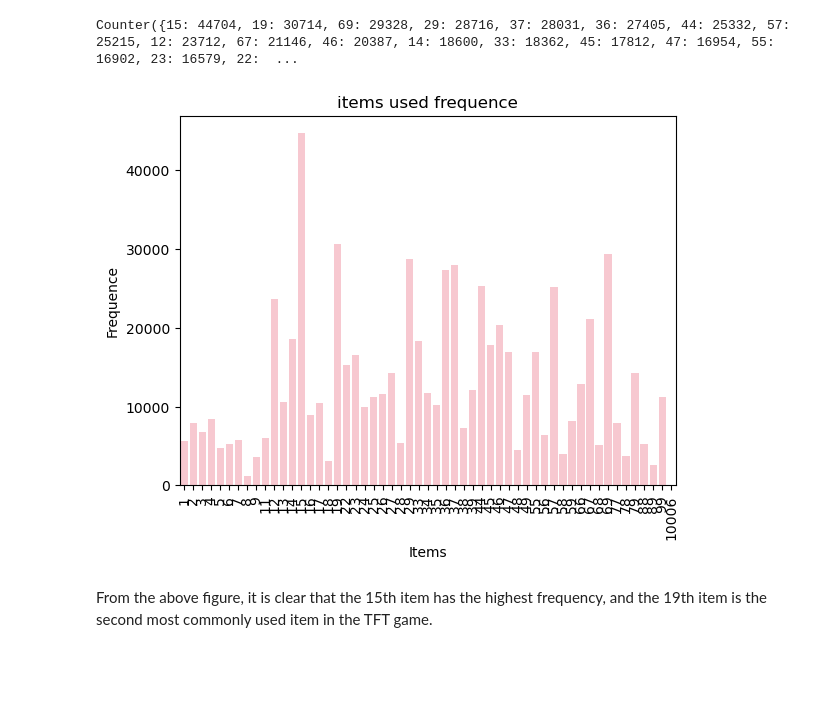
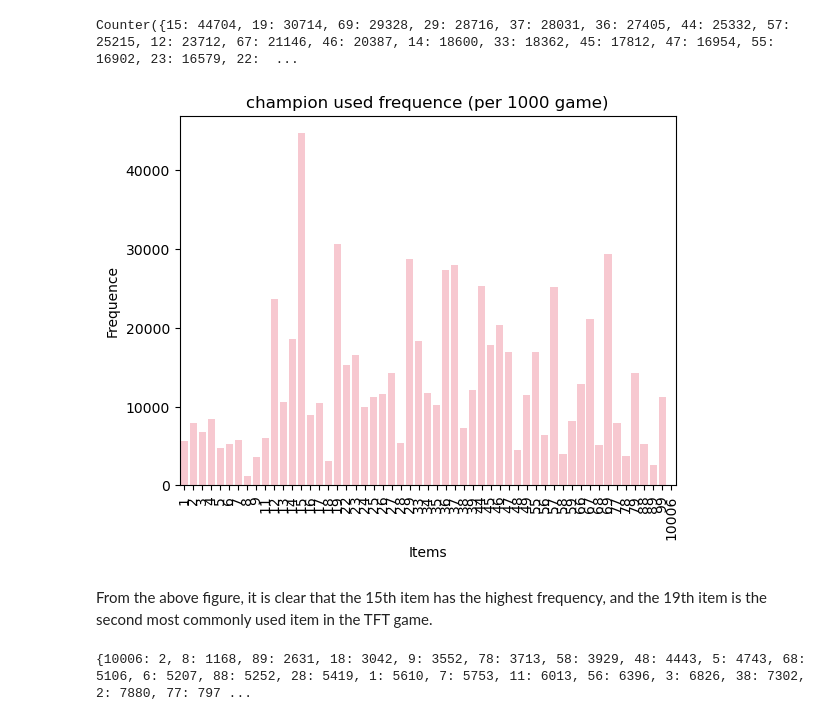
Before and after one commit to ubco-W2022T1-cosc301/project-group32, a Jupyter notebook: notebooks/analysis3.ipynb, the cells around one changed output. Drawn from its saved outputs; the diff is of its cells as text; code cells hidden in the pictures; blank space fills up the shorter version.

```diff
--- a/notebooks/analysis3.ipynb
+++ b/notebooks/analysis3.ipynb
@@ -323,18 +326,17 @@ Counter({15: 44704, 19: 30714, 69: 29328, 29: 28716, 37: 28031, 36: 27405, 44: 2
 # %%
 fig, ax = plt.subplots()
 items = frequency.keys()
 freqs = frequency.values()
 df = pd.DataFrame({'Items': items,'Frequence':freqs})
 
-
 plt.rcParams["figure.figsize"] = [15, 10]
 plt.rcParams["figure.autolayout"] = True
 
 df['Items'].value_counts().plot(ax=ax, kind='bar', xlabel='Items', ylabel='Frequency')
-plotFinal = sns.barplot(data=df, x = 'Items', y = 'Frequence', color='pink').set(title = 'items used frequence')
+plotFinal = sns.barplot(data=df, x = 'Items', y = 'Frequence', color='pink').set(title = 'champion used frequence (per 1000 game)')
 
 plt.show()
 # %% [output]
-[figure, old version]
+[figure, new version]
 # %% [markdown]
 From the above figure, it is clear that the 15th item has the highest frequency, and the 19th item is the second most commonly used item in the TFT game.
@@ -342,0 +343,13 @@ df.to_csv('Processed dataset3.csv')
+# %%
+import collections
+
+uniqueItem2=[item for sublist in uniqueItem for item in sublist]
+
+frequency = collections.Counter(uniqueItem2)
+#print(dict(frequency))
+
+
+dict2= {k: v for k, v in sorted(frequency.items(), key=lambda item: item[1])}
+print(dict2)
+# %% [output]
+{10006: 2, 8: 1168, 89: 2631, 18: 3042, 9: 3552, 78: 3713, 58: 3929, 48: 4443, 5: 4743, 68: 5106, 6: 5207, 88: 5252, 28: 5419, 1: 5610, 7: 5753, 11: 6013, 56: 6396, 3: 6826, 38: 7302, 2: 7880, 77: 797 ...
```
Also changed, not shown: parts of 4 cells of this notebook, 2 other files.
